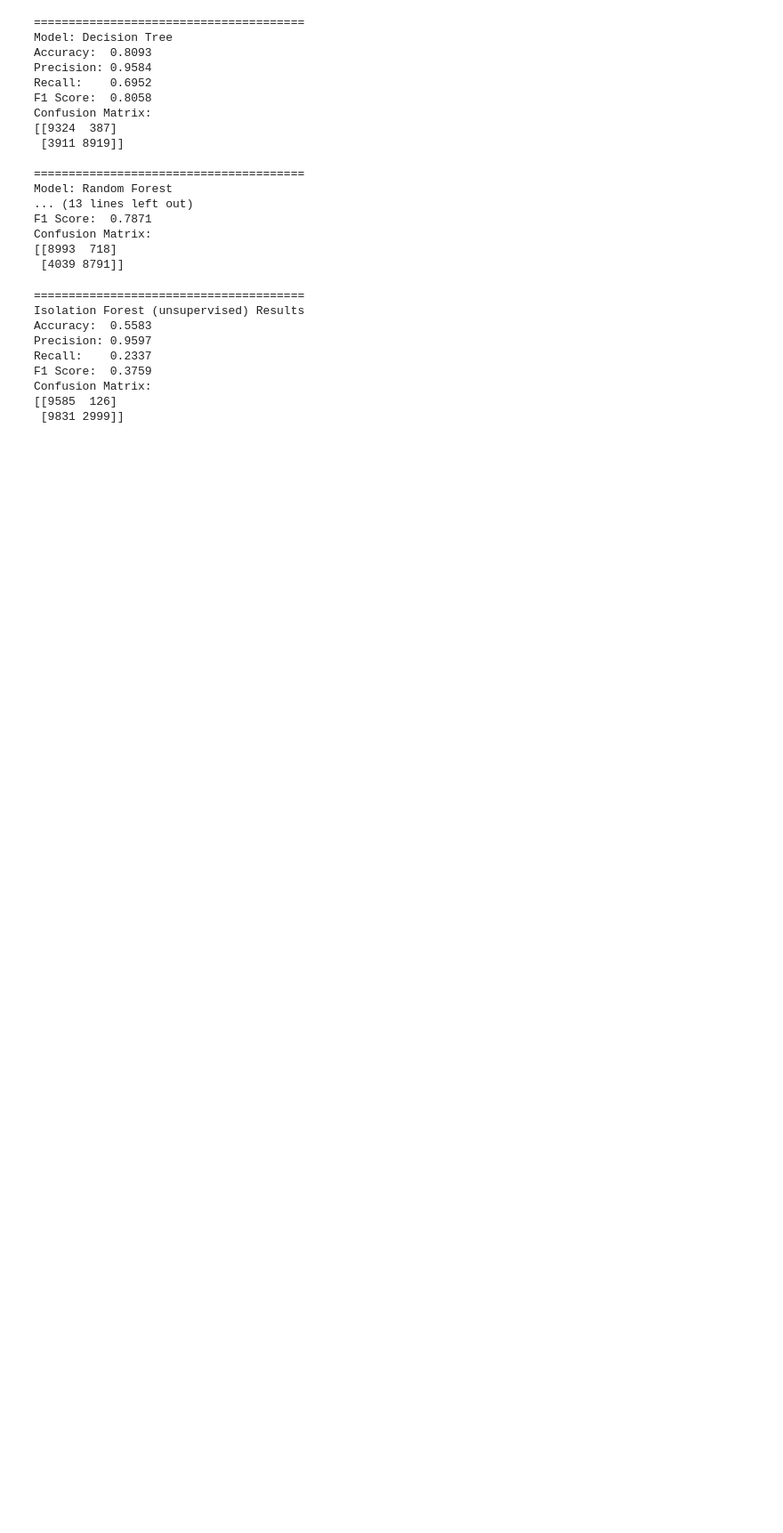
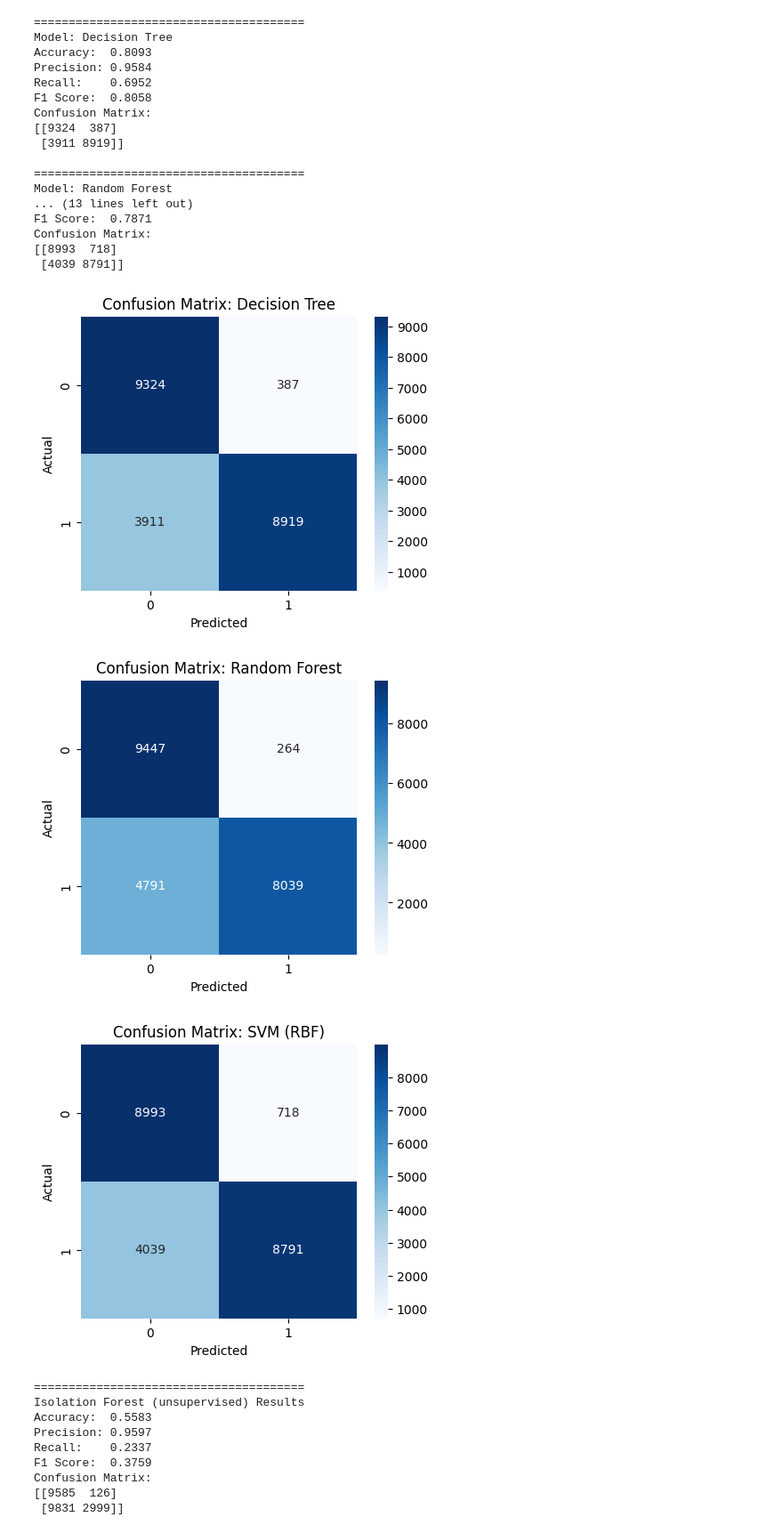
Before and after one commit to isj0/Deep-Learning-with-PyTorch, a Jupyter notebook: Test_Run_Final_Project.ipynb, the cells around one changed output. Shown: that part at 89% size. Saved outputs shown, nothing was run; the diff lists cells and outputs as text; code cells hidden in the pictures; blank space fills up the shorter version.

```diff
--- a/Test_Run_Final_Project.ipynb
+++ b/Test_Run_Final_Project.ipynb
@@ -283,6 +316,14 @@ F1 Score:  0.7871
 Confusion Matrix:
 [[8993  718]
  [4039 8791]]
+# %%
+for name, model in models_weighted.items():
+    y_pred = model.predict(X_test_scaled)  # just predict
+    plot_confusion_matrix(y_test, y_pred, name)
+# %% [output]
+[figure, added]
+[figure, added]
+[figure, added]
 # %%
 # ================================================================
 # Train Isolation Forest (unsupervised)
```
Also changed, not shown: parts of 4 cells of this notebook.
